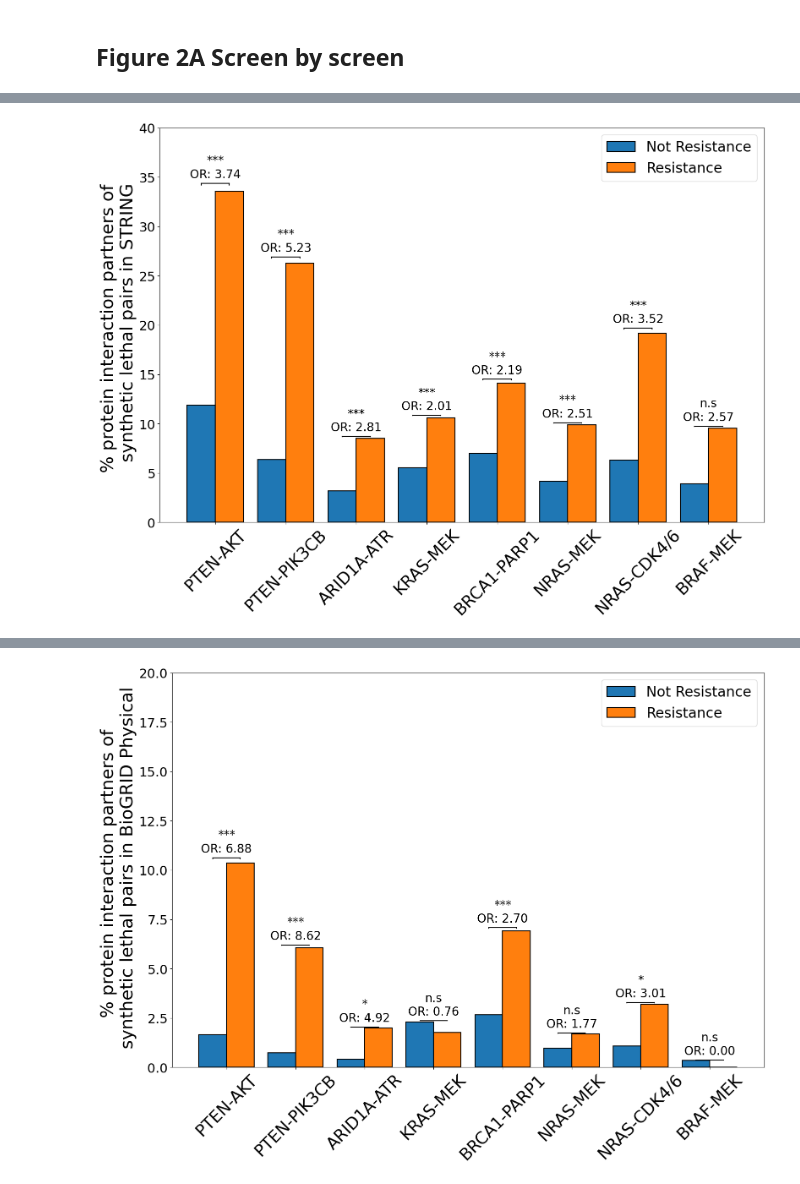
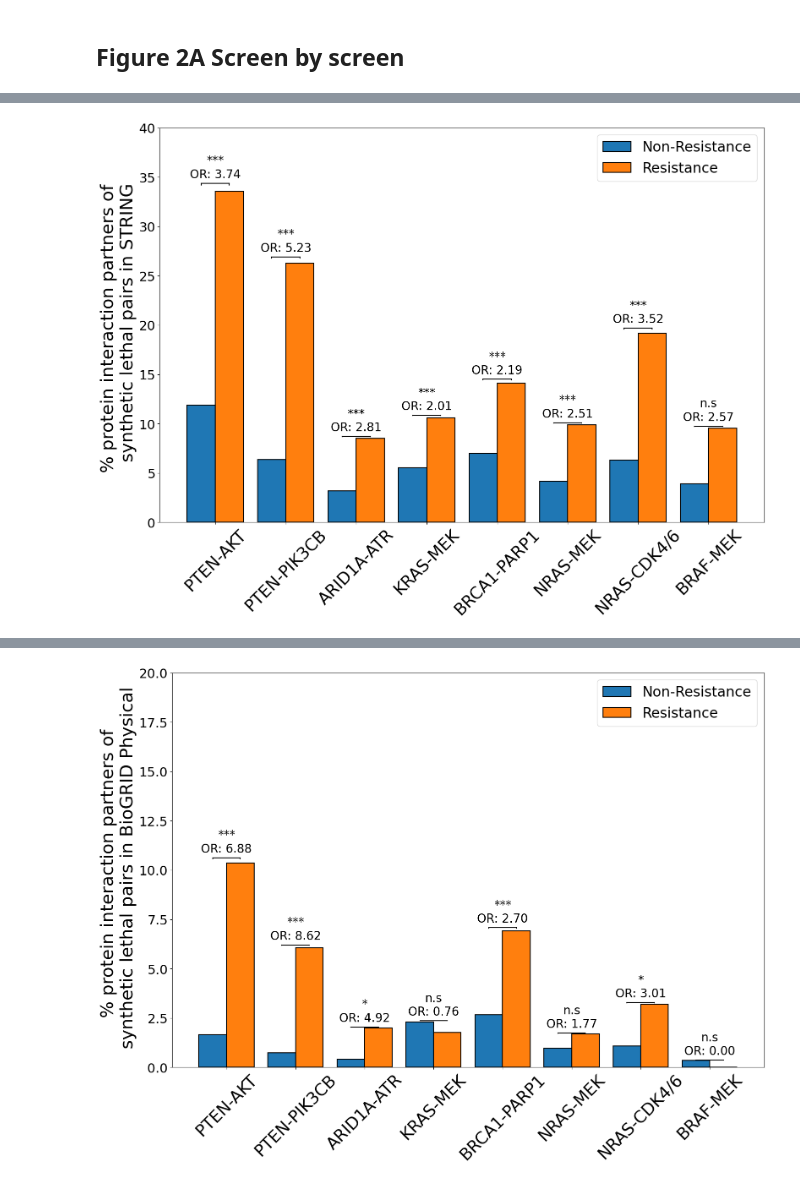
Before and after one commit to cancergenetics/SL_resistance, a Jupyter notebook: 4_interaction_overlap_graphs.ipynb, the cells around one changed output, grey strips where cells are left out. Cells and saved outputs as stored; diff of their text form; code cells hidden in the pictures.

```diff
--- a/4_interaction_overlap_graphs.ipynb
+++ b/4_interaction_overlap_graphs.ipynb
@@ -548,7 +548,7 @@ bars1 = plt.bar(
     [p - width/2 for p in positions],
     tsg_total_results['Not_Resistant_ratio'],
     width=width,
-    label='Not Resistance',
+    label='Non-Resistance',
     edgecolor='black',  # Black border for the bars
     linewidth=2.5  # Thickness of the bar boundary
 )
@@ -740,7 +740,7 @@ bars1 = plt.bar(
     [p - width/2 for p in positions],
     exc_brca_total_results['Not_Resistant_ratio'],
     width=width,
-    label='Not Resistance',
+    label='Non-Resistance',
     edgecolor='black',  # Black border for the bars
     linewidth=2.5  # Thickness of the bar boundary
 )
@@ -926,7 +926,7 @@ bars1 = plt.bar(
     [p - width/2 for p in positions],
     exc_mek_total_results['Not_Resistant_ratio'],
     width=width,
-    label='Not Resistance',
+    label='Non-Resistance',
     edgecolor='black',  # Black border for the bars
     linewidth=2.5  # Thickness of the bar boundary
 )
@@ -1010,7 +1010,7 @@ for ax, (data, ylabel) in zip(axes, data_list):
         [p - width/2 for p in positions],
         data['Not_Resistant_ratio'],
         width=width,
-        label='Not Resistance',
+        label='Non-Resistance',
         edgecolor='black', linewidth=2.5
     )
     bars2 = ax.bar(
@@ -1158,7 +1158,7 @@ bars1 = plt.bar(
     [p - width/2 for p in positions],
     all_results['resistant_0_ratio'],
     width=width,
-    label='Not Resistance',
+    label='Non-Resistance',
     edgecolor='black',
     linewidth=1.5
 )
@@ -1197,34 +1197,34 @@ def annotate_p_value_and_odds_ratio(ax, bars1, bars2, p_values, odds_ratios):
         line_height = height + 0.02 * height
         bracket_height = 0.005 * height
 
         # Stars + OR text
         stars = significance_stars(p)
         if stars:
             combined_text = f"{stars}\nOR: {odds_ratio:.2f}"
         else:
             combined_text = f"OR: {odds_ratio:.2f}"
 
         ax.plot([bar1.get_x() + bar1.get_width()/2, bar1.get_x() + bar1.get_width()/2],
                 [line_height, line_height + bracket_height], lw=1.5, color='black')
         ax.plot([bar2.get_x() + bar2.get_width()/2, bar2.get_x() + bar2.get_width()/2],
                 [line_height, line_height + bracket_height], lw=1.5, color='black')
         ax.plot([bar1.get_x() + bar1.get_width()/2, bar2.get_x() + bar2.get_width()/2],
                 [line_height + bracket_height, line_height + bracket_height], lw=1.5, color='black')
 
         ax.annotate(combined_text,
                     xy=((bar1.get_x() + bar2.get_x() + bar1.get_width())/2, line_height + bracket_height),
                     xytext=(0, 5),
                     textcoords="offset points",
                     ha='center', va='bottom', fontsize=20)
 
 annotate_p_value_and_odds_ratio(plt.gca(), bars1, bars2, p_values, odds_ratios)
 
 plt.legend(fontsize=24)
 plt.tight_layout()
 plt.savefig('results/3_interaction_overlap_graphs/figure2a_string_all_screens_asterisk.jpg', dpi=600)
 plt.show()
 # %% [output]
-[figure, old version]
+[figure, new version]
 # %%
 import pandas as pd
 import glob
@@ -1315,7 +1315,7 @@ bars1 = plt.bar(
     [p - width/2 for p in positions],
     all_results_biogrid['resistant_0_ratio'],
     width=width,
-    label='Not Resistance',
+    label='Non-Resistance',
     edgecolor='black',
     linewidth=1.5
 )
@@ -1381,4 +1381,4 @@ plt.tight_layout()
 plt.savefig('results/3_interaction_overlap_graphs/supplementary_figure_1_biogrid_all_screens_asterisk.jpg', dpi=600)
 plt.show()
 # %% [output]
-[figure, old version]
+[figure, new version]
```
Also changed, not shown: parts of 5 cells of this notebook.
